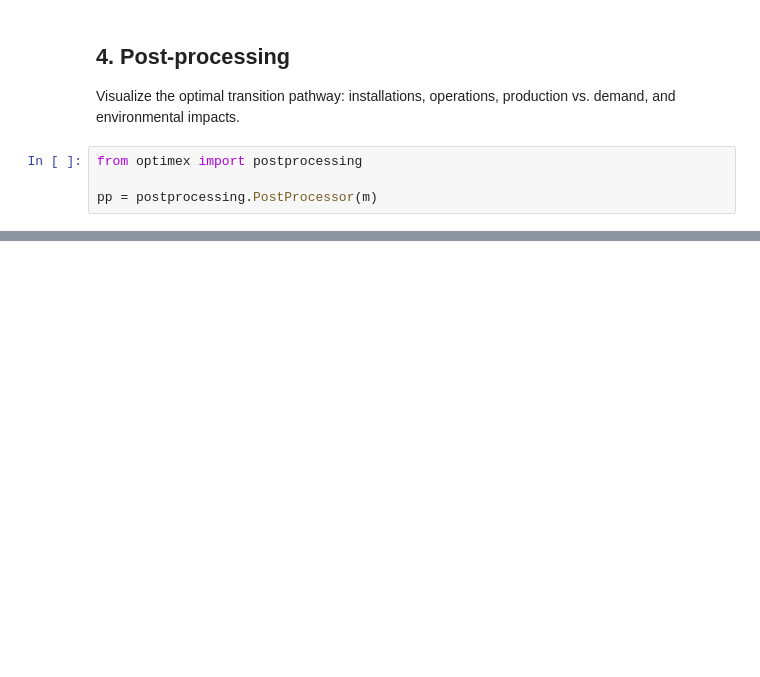
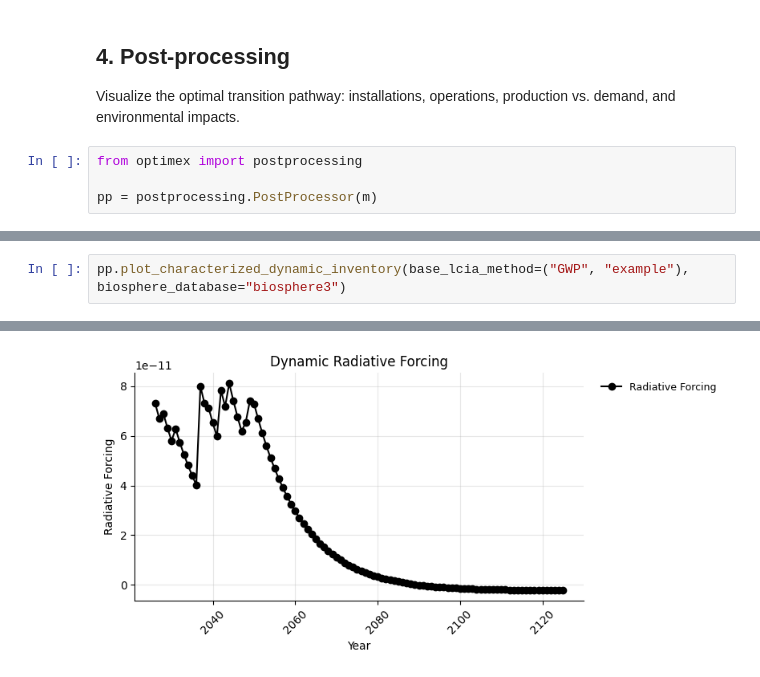
Before and after one commit to RWTH-LTT/optimex, a Jupyter notebook: docs/content/examples/basic_example.ipynb, the cells around one changed output, grey strips where cells are left out. Cells and saved outputs as stored; diff of their text form; blank space fills up the shorter version.

```diff
--- a/docs/content/examples/basic_example.ipynb
+++ b/docs/content/examples/basic_example.ipynb
@@ -470,0 +471,3 @@ pp.plot_impacts()
+# %%
+pp.plot_characterized_dynamic_inventory(base_lcia_method=("GWP", "example"), biosphere_database="biosphere3")
+# %% [output]
@@ -470,0 +475 @@ pp.plot_impacts()
+[figure, added]
```
Also changed, not shown: parts of 11 cells of this notebook, 33 other files.
